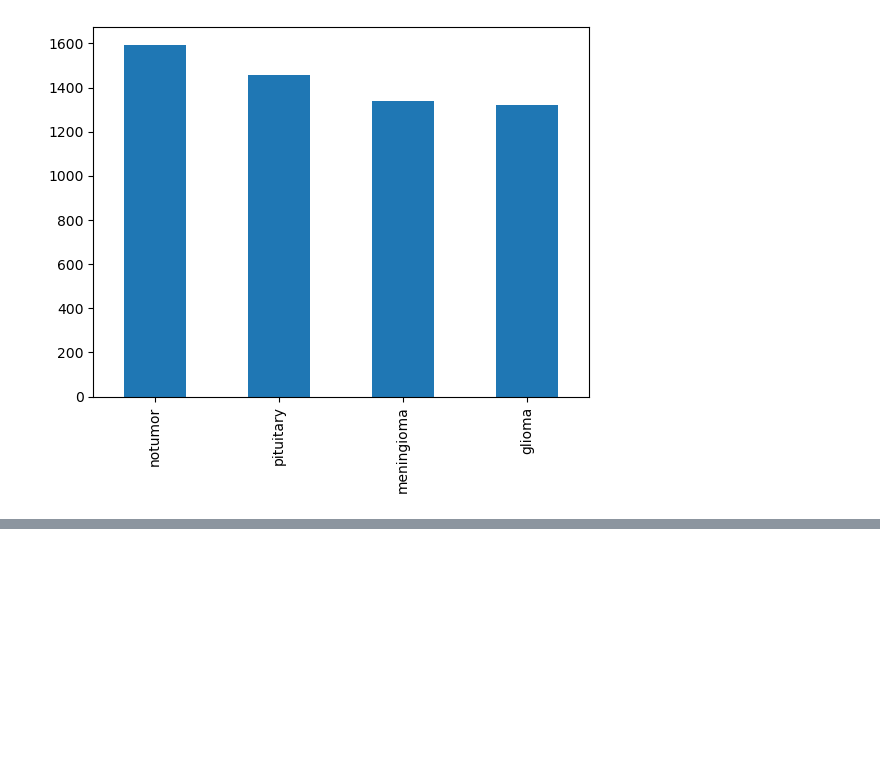
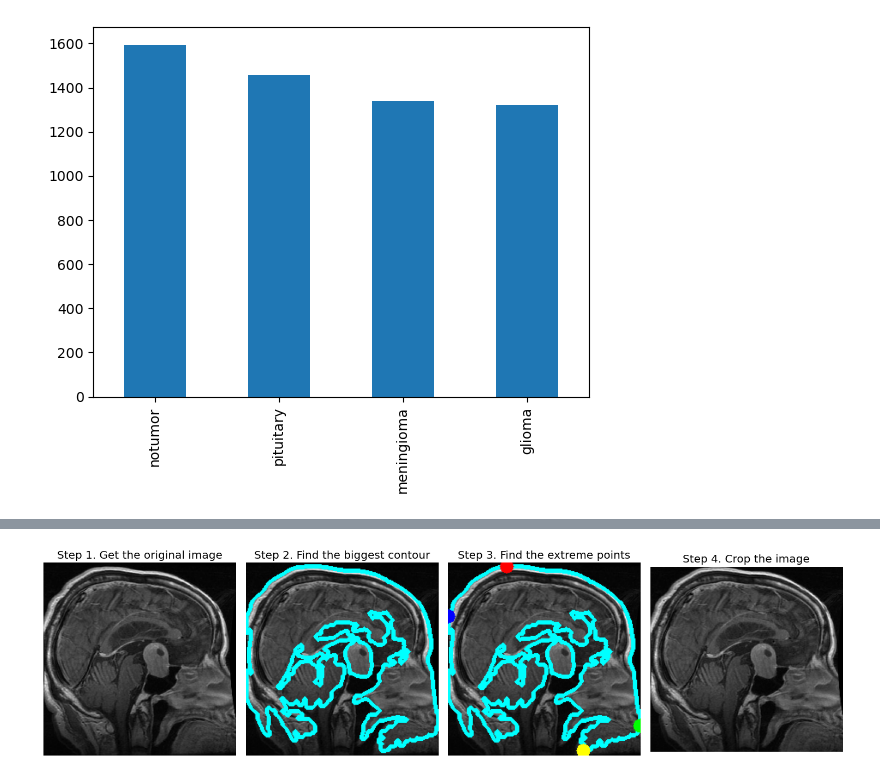
Before and after one commit to emgerber88/brain_tumor_CNN_classifier, a Jupyter notebook: Brain_Tumor_CNN_Modeling.ipynb, the cells around one changed output, grey strips where cells are left out. Cells and saved outputs as stored; diff of their text form; code cells hidden in the pictures; blank space fills up the shorter version.

```diff
--- a/Brain_Tumor_CNN_Modeling.ipynb
+++ b/Brain_Tumor_CNN_Modeling.ipynb
@@ -157,0 +238,20 @@ plt.show()
+# %%
+fig, axes = plt.subplots(ncols = 4, figsize=(15,6))
+axes[0].axis('off')
+axes[1].axis('off')
+axes[2].axis('off')
+axes[3].axis('off')
+
+axes[0].imshow(img)
+axes[0].set_title('Step 1. Get the original image')
+axes[1].imshow(img_cnt)
+axes[1].set_title('Step 2. Find the biggest contour')
+axes[2].imshow(img_pnt)
+axes[2].set_title('Step 3. Find the extreme points')
+axes[3].imshow(new_img)
+axes[3].set_title('Step 4. Crop the image')
+
+plt.tight_layout()
+plt.show()
+# %% [output]
+[figure, added]
```
Also changed, not shown: parts of 8 cells of this notebook.
